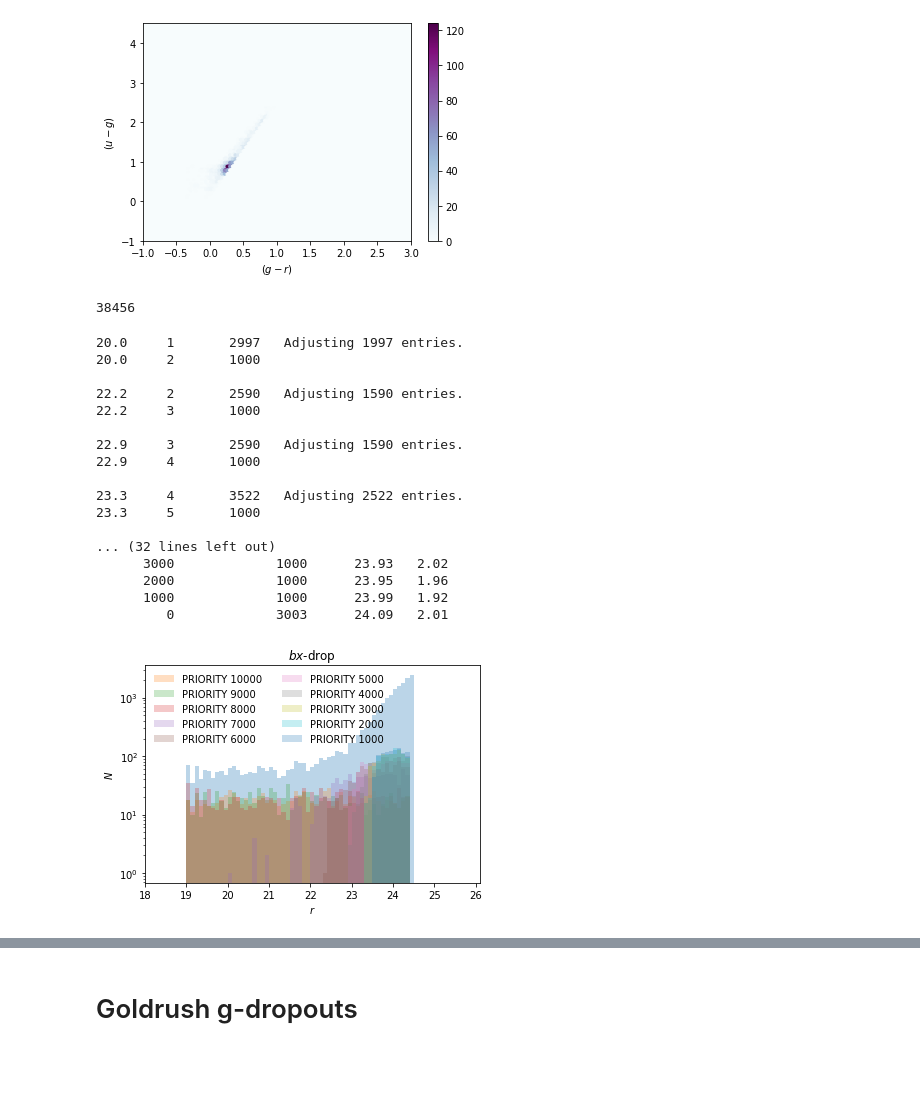
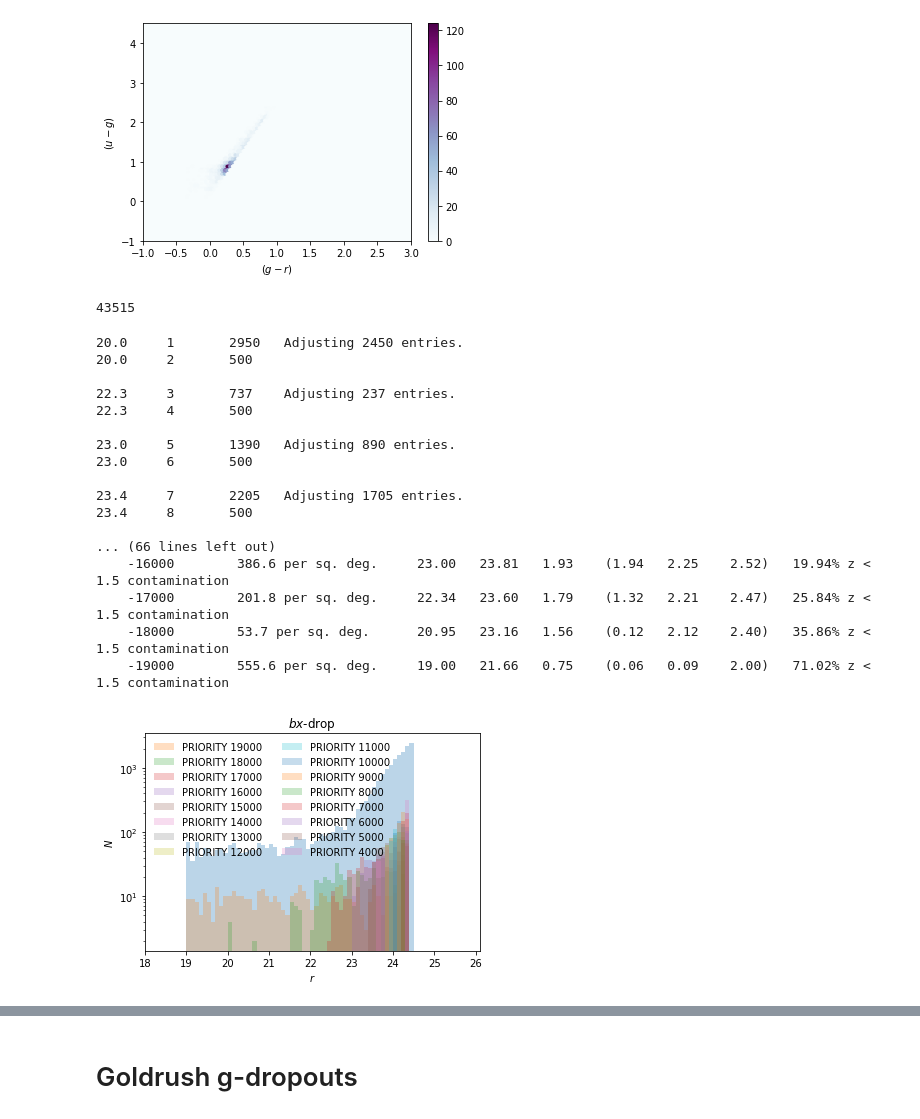
Before and after one commit to michaelJwilson/DESILBG, a Jupyter notebook: target/proposals/docs/desilbg-clauds.ipynb, the cells around one changed output, grey strips where cells are left out. Drawn from its saved outputs; the diff is of its cells as text; code cells hidden in the pictures; blank space fills up the shorter version.

```diff
--- a/target/proposals/docs/desilbg-clauds.ipynb
+++ b/target/proposals/docs/desilbg-clauds.ipynb
@@ -86,7 +90,11 @@ def get_clauds(imaging_bit=1, field='COSMOS'):
     # Bright star mask & has newer u band data: [HSC, u, Us, J, VirCAM, UDEEP] for FLAG_FIELD_BINARY (imaging_bit).
     clauds[field] = clauds[field][(clauds[field]['MASK'] == 0) & clauds[field]['FLAG_FIELD_BINARY'][:,imaging_bit] == True]
 
-    return  clauds[field], areas[field]
+    # Randomise the rows for security.
+    indices       = np.arange(len(clauds[field]))
+    randomised    = np.random.choice(indices, size=len(indices), replace=False)
+
+    return  clauds[field][randomised], areas[field]
 # %%
 tile_radius = get_tile_radius_deg()
 tiles       = Table(io.load_tiles())
@@ -353,16 +361,23 @@ def flatmagcat(maglimcat, band, maglim=26.01, debug=False):
     # In, residual.
     return  cutlim, maglimcat[maglimcat['ISIN']], maglimcat[~maglimcat['ISIN']]
 # %%
-def qa(tiers, band):
+def qa(tiers, band, area):
     upriority, cnts = np.unique(tiers['PRIORITY'].data, return_counts=True)
 
     for p, c in zip(upriority[::-1], cnts[::-1]):
+        magmin      = tiers[tiers['PRIORITY'] == p][band].min()
         meanmag     = np.mean(tiers[tiers['PRIORITY'] == p][band])
         meanz       = np.mean(tiers[tiers['PRIORITY'] == p]['Z_BEST'])
 
-        print('{: 10d} \t {: 10d} \t {:.2f} \t {:.2f}'.format(p, c, meanmag, meanz))
+        quarter     = np.percentile(tiers[tiers['PRIORITY'] == p]['Z_BEST'].compressed(), 25, axis=0)
+        medianz     = np.median(tiers[tiers['PRIORITY'] == p]['Z_BEST'].compressed())
+        tquarter    = np.percentile(tiers[tiers['PRIORITY'] == p]['Z_BEST'].compressed(), 75, axis=0)
+
+        loper_rate  = 100. * np.count_nonzero(tiers[tiers['PRIORITY'] == p]['Z_BEST'] < 1.5) / len(tiers[tiers['PRIORITY'] == p])
+
+        print('{: 10d} \t {: .1f} per sq. deg. \t {:.2f} \t {:.2f} \t {:.2f} \t ({:.2f} \t {:.2f} \t {:.2f}) \t {:.2f}% z < 1.5 contamination'.format(p, c / area, magmin, meanmag, meanz, quarter, medianz, tquarter, loper_rate))
 # %%
-def reduce(start_id, inputcat, band, ttype, maglim=26.1, levels=10, write=False, debug=False):
+def reduce(start_id, inputcat, band, ttype, area, maglim=26.1, levels=10, max_inpriority=500, priority_shift=0, reprioritise=True, write=False, debug=False):
     bins = np.arange(18., maglim, 0.1)
     result = pl.hist(inputcat[band], bins=bins, alpha=0.3)
     reducecat = Table(inputcat, copy=True)
@@ -371,7 +386,7 @@ def reduce(start_id, inputcat, band, ttype, maglim=26.1, levels=10, write=False,
     total =  0
 
     for i in np.arange(levels):
-        priority                = 1000 * (levels - i)
+        priority                = 1000 * (levels - i) + priority_shift
 
         cutlim, flat_drops, reducecat = flatmagcat(reducecat, band, debug=debug, maglim=maglim)
 
@@ -385,16 +400,20 @@ def reduce(start_id, inputcat, band, ttype, maglim=26.1, levels=10, write=False,
 
         # Reshuffle such that there's a max of 1000 to a priority class.
         # Move remaining to a lower tier.
-        if np.count_nonzero(tiers['PRIORITY'] == priority) > 1000:
+        if np.count_nonzero(tiers['PRIORITY'] == priority) > max_inpriority:
             is_priority        = tiers['PRIORITY'] == priority
 
             n_priority         = np.cumsum(is_priority)
 
-            is_priority[n_priority < 1001] = False
+            is_priority[n_priority < (1 + max_inpriority)] = False
 
             string += '\tAdjusting {:d} entries.'.format(len(tiers['PRIORITY'][is_priority]))
 
-            tiers['PRIORITY'][is_priority] -= 1000
+            if reprioritise:
+                tiers['PRIORITY'][is_priority] -= 1000
+
+            else:
+                tiers['PRIORITY'][is_priority]  = -tiers['PRIORITY'][is_priority]
 
         print(string)
         print('{:.1f} \t {} \t {:d}\n'.format(cutlim, len(np.unique(tiers['PRIORITY'].data)), np.count_nonzero(tiers['PRIORITY'] == priority)))
@@ -434,21 +453,21 @@ def reduce(start_id, inputcat, band, ttype, maglim=26.1, levels=10, write=False,
     del tiers['ISIN']
 
     if write:
-        Path('/global/cscratch1/sd/mjwilson/DESILBG/final/{}drops/'.format(ttype)).mkdir(parents=True, exist_ok=True)
+        Path('/global/cscratch1/sd/mjwilson/DESILBG/final/targets/{}drops/'.format(ttype)).mkdir(parents=True, exist_ok=True)
 
         upriorities = np.unique(tiers['PRIORITY'])
 
         for up in upriorities:
             ptiers  = tiers[tiers['PRIORITY'] == up]
-            ptiers.write('/global/cscratch1/sd/mjwilson/DESILBG/final/{}drops/{}drops-{}.fits'.format(ttype, ttype, up), format='fits', overwrite=True)
+            ptiers.write('/global/cscratch1/sd/mjwilson/DESILBG/final/targets/{}drops/{}drops-{}.fits'.format(ttype, ttype, str(up).replace('-','m')), format='fits', overwrite=True)
 
     print('\n\n')
 
-    qa(tiers, band)
+    qa(tiers, band, area)
 
     print('\n\n')
 
     return tiers
 # %%
-utiers = reduce(rlim_udrops, 'r', 'u', maglim=26.01, write=True)
+utiers = reduce(0, rlim_udrops, 'r', 'u', area['u'], reprioritise=False, maglim=26.01, levels=19, write=False)
 # %% [output]
@@ -590,25 +579,25 @@ Text(0, 0.5, '$(u-g)$')
 start_id = len(utiers)
 start_id
 # %% [output]
-38456
+43515
 # %%
-bxtiers = reduce(start_id, bx_clauds, 'r', 'bx', maglim=24.51, debug=False, write=True)
+bxtiers = reduce(start_id, bx_clauds, 'r', 'bx', area['u'], levels=16, priority_shift=3000, maglim=24.51, reprioritise=False, debug=False, write=False)
 # %% [output]
-20.0     1       2997   Adjusting 1997 entries.
-20.0     2       1000
+20.0     1       2950   Adjusting 2450 entries.
+20.0     2       500
 
-22.2     2       2590   Adjusting 1590 entries.
-22.2     3       1000
+22.3     3       737    Adjusting 237 entries.
+22.3     4       500
 
-22.9     3       2590   Adjusting 1590 entries.
-22.9     4       1000
+23.0     5       1390   Adjusting 890 entries.
+23.0     6       500
 
-23.3     4       3522   Adjusting 2522 entries.
-23.3     5       1000
+23.4     7       2205   Adjusting 1705 entries.
+23.4     8       500
 
-... (32 lines left out)
-      3000             1000      23.93   2.02
-      2000             1000      23.95   1.96
-      1000             1000      23.99   1.92
-         0             3003      24.09   2.01
+... (66 lines left out)
+    -16000        386.6 per sq. deg.     23.00   23.81   1.93    (1.94   2.25    2.52)   19.94% z < 1.5 contamination
+    -17000        201.8 per sq. deg.     22.34   23.60   1.79    (1.32   2.21    2.47)   25.84% z < 1.5 contamination
+    -18000        53.7 per sq. deg.      20.95   23.16   1.56    (0.12   2.12    2.40)   35.86% z < 1.5 contamination
+    -19000        555.6 per sq. deg.     19.00   21.66   0.75    (0.06   0.09    2.00)   71.02% z < 1.5 contamination
-[figure, old version]
+[figure, new version]
```
Also changed, not shown: parts of 22 cells of this notebook, 2 other files.
